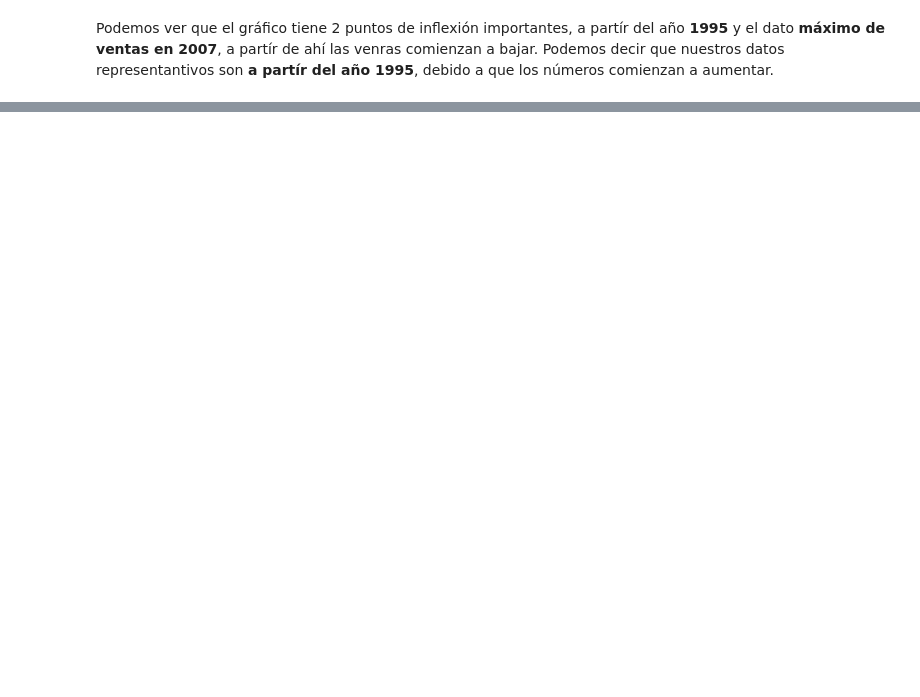
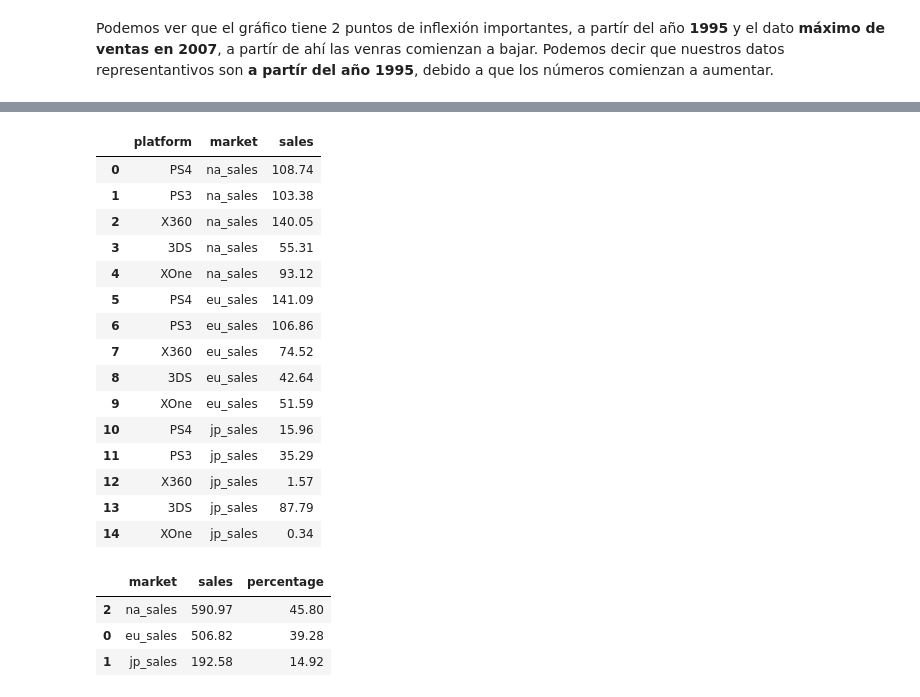
Before and after one commit to santicar1809/Analisis-de-rentabilidad-de-juegos, a Jupyter notebook: codigo.ipynb, the cells around one changed output, grey strips where cells are left out. Drawn from its saved outputs; the diff is of its cells as text; code cells hidden in the pictures; blank space fills up the shorter version.

```diff
--- a/codigo.ipynb
+++ b/codigo.ipynb
@@ -274,0 +470,6 @@ Las diferencias en las ventas es el PS3 con un **75% de los datos debajo de 95.8
+# %%
+#Creamos las un dataframe con las plataformas por región
+profile_platform=correlation_df.groupby('platform').agg({'na_sales':'sum','eu_sales':'sum','jp_sales':'sum','total_sales':'sum'}).reset_index()
+profile_platform.sort_values(by='total_sales',ascending=False,inplace=True)
+profile_platform_top5=profile_platform.head(5)
+profile_platform_top5
@@ -274,0 +487,32 @@ Las diferencias en las ventas es el PS3 con un **75% de los datos debajo de 95.8
+# %%
+#Pasamos el dataframe de columnas a filas para que podamos graficar la información
+profile_melted=pd.melt(profile_platform_top5,id_vars=['platform'],value_vars=['na_sales','eu_sales','jp_sales'],var_name='market', value_name='sales')
+# %%
+profile_melted
+# %% [output]
+|  | platform | market | sales |
+| 0 | PS4 | na_sales | 108.74 |
+| 1 | PS3 | na_sales | 103.38 |
+| 2 | X360 | na_sales | 140.05 |
+| 3 | 3DS | na_sales | 55.31 |
+| 4 | XOne | na_sales | 93.12 |
+| 5 | PS4 | eu_sales | 141.09 |
+| 6 | PS3 | eu_sales | 106.86 |
+| 7 | X360 | eu_sales | 74.52 |
+| 8 | 3DS | eu_sales | 42.64 |
+| 9 | XOne | eu_sales | 51.59 |
+| 10 | PS4 | jp_sales | 15.96 |
+| 11 | PS3 | jp_sales | 35.29 |
+| 12 | X360 | jp_sales | 1.57 |
+| 13 | 3DS | jp_sales | 87.79 |
+| 14 | XOne | jp_sales | 0.34 |
+# %%
+#Ventas por región y porcentaje de participación en las ventas
+total_sales_per_region=profile_melted_total.groupby('market')['sales'].sum().reset_index()
+total_sales_per_region['percentage']=(100*total_sales_per_region['sales']/total_sales_per_region['sales'].sum()).round(2)
+total_sales_per_region.sort_values(by='sales',ascending=False)
+# %% [output]
+|  | market | sales | percentage |
+| 2 | na_sales | 590.97 | 45.80 |
+| 0 | eu_sales | 506.82 | 39.28 |
+| 1 | jp_sales | 192.58 | 14.92 |
```
Also changed, not shown: parts of 104 cells of this notebook, 1 other file.
